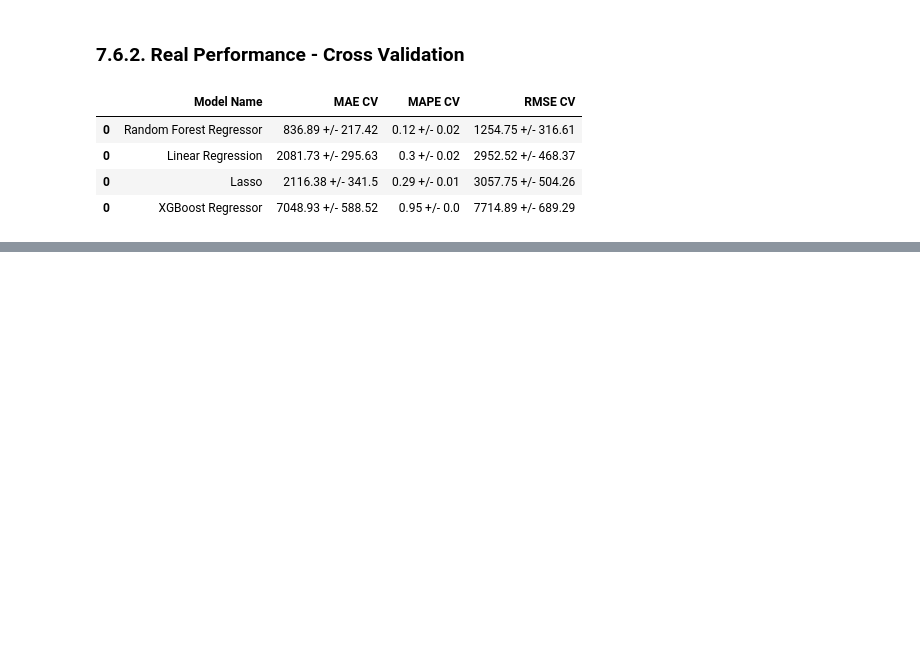
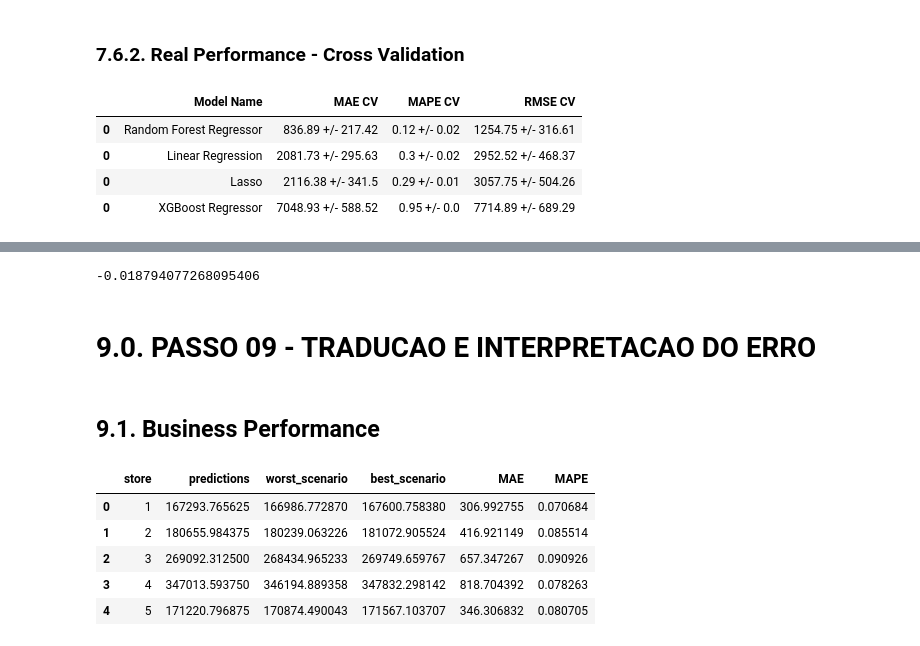
Before and after one commit to artavale/Rossman-Forcast-Sales, a Jupyter notebook: m07_v02_store_sales_predict.ipynb, the cells around one changed output, grey strips where cells are left out. Cells and saved outputs as stored; diff of their text form; code cells hidden in the pictures; blank space fills up the shorter version.

```diff
--- a/m07_v02_store_sales_predict.ipynb
+++ b/m07_v02_store_sales_predict.ipynb
@@ -1443,0 +1447,7 @@ xgb_result_tuned
+# %%
+mpe = mean_percentage_error(np.expm1( y_test ), np.expm1( yhat_xgb_tuned))
+mpe
+# %% [output]
+-0.018794077268095406
+# %% [markdown]
+# 9.0. PASSO 09 - TRADUCAO E INTERPRETACAO DO ERRO
@@ -1443,0 +1461,2 @@ xgb_result_tuned
+# %% [markdown]
+## 9.1. Business Performance
@@ -1443,0 +1482,9 @@ xgb_result_tuned
+# %%
+df92.head()
+# %% [output]
+|  | store | predictions | worst_scenario | best_scenario | MAE | MAPE |
+| 0 | 1 | 167293.765625 | 166986.772870 | 167600.758380 | 306.992755 | 0.070684 |
+| 1 | 2 | 180655.984375 | 180239.063226 | 181072.905524 | 416.921149 | 0.085514 |
+| 2 | 3 | 269092.312500 | 268434.965233 | 269749.659767 | 657.347267 | 0.090926 |
+| 3 | 4 | 347013.593750 | 346194.889358 | 347832.298142 | 818.704392 | 0.078263 |
+| 4 | 5 | 171220.796875 | 170874.490043 | 171567.103707 | 346.306832 | 0.080705 |
```
Also changed, not shown: parts of 29 cells of this notebook.
